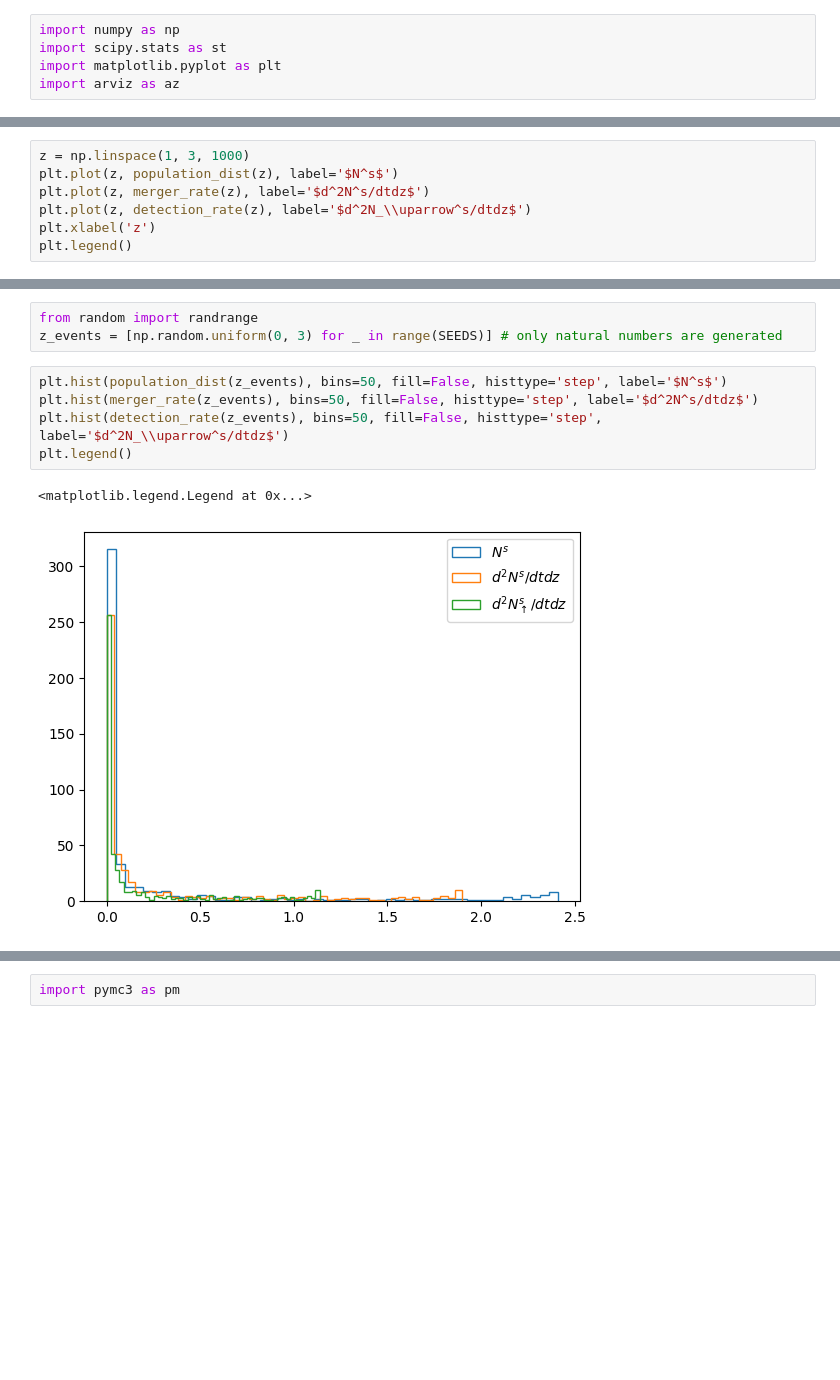
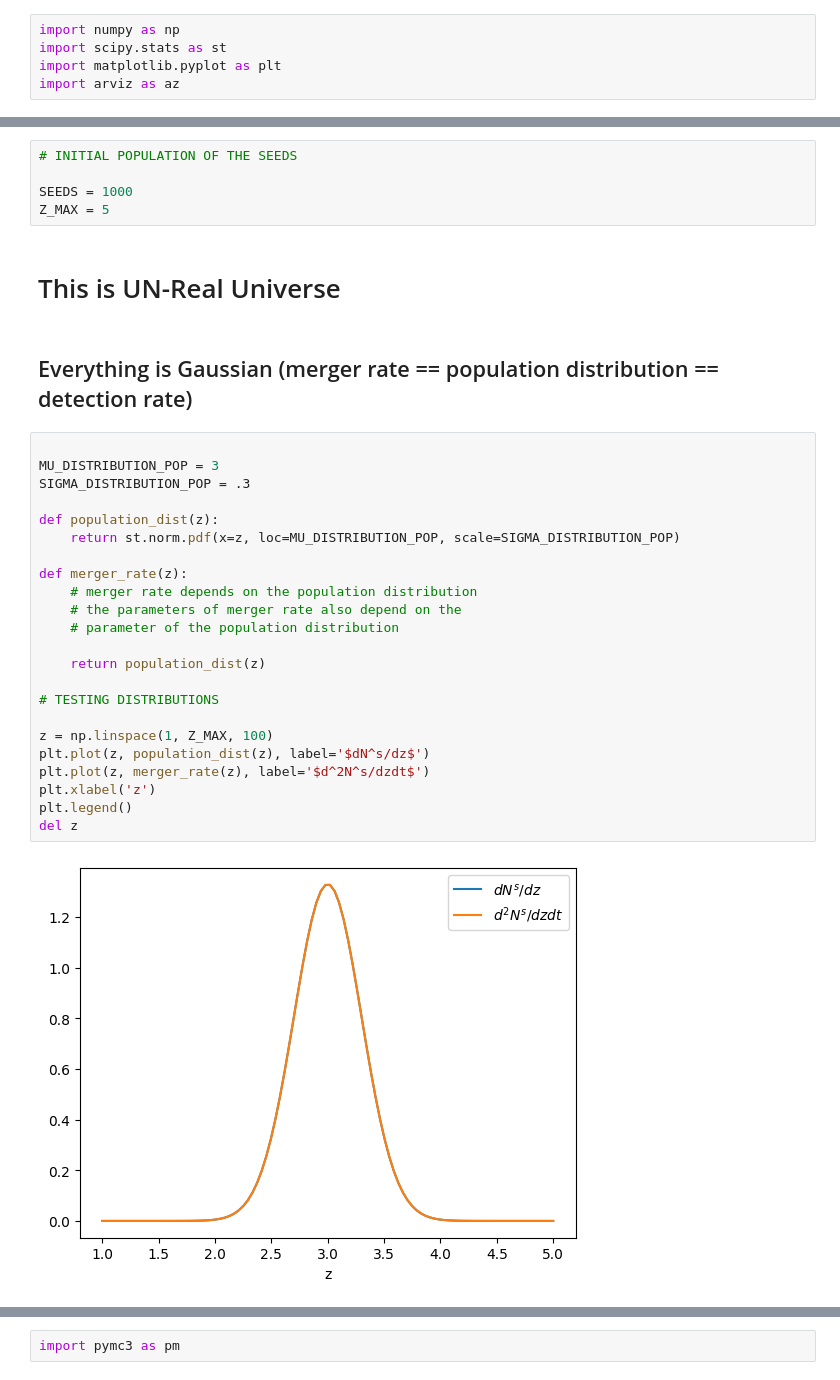
Before and after one commit to SSingh087/test-hierarchical-model, a Jupyter notebook: test-toy-HM/test-astro-HM.ipynb, the cells around one changed output, grey strips where cells are left out. Drawn from its saved outputs; the diff is of its cells as text; blank space fills up the shorter version.

```diff
--- a/test-toy-HM/test-astro-HM.ipynb
+++ b/test-toy-HM/test-astro-HM.ipynb
@@ -19,7 +5,0 @@ def detection_rate(z):
-# %%
-z = np.linspace(1, 3, 1000)
-plt.plot(z, population_dist(z), label='$N^s$')
-plt.plot(z, merger_rate(z), label='$d^2N^s/dtdz$')
-plt.plot(z, detection_rate(z), label='$d^2N_\\uparrow^s/dtdz$')
-plt.xlabel('z')
-plt.legend()
@@ -29,11 +6,34 @@ plt.legend()
-# %%
-from random import randrange
-z_events = [np.random.uniform(0, 3) for _ in range(SEEDS)] # only natural numbers are generated
-# %%
-plt.hist(population_dist(z_events), bins=50, fill=False, histtype='step', label='$N^s$')
-plt.hist(merger_rate(z_events), bins=50, fill=False, histtype='step', label='$d^2N^s/dtdz$')
-plt.hist(detection_rate(z_events), bins=50, fill=False, histtype='step', label='$d^2N_\\uparrow^s/dtdz$')
-plt.legend()
-# %% [output]
-<matplotlib.legend.Legend at 0x...>
-[figure, removed]
+# %%
+# INITIAL POPULATION OF THE SEEDS
+
+SEEDS = 1000
+Z_MAX = 5
+# %% [markdown]
+# This is UN-Real Universe
+# %% [markdown]
+## Everything is Gaussian (merger rate == population distribution == detection rate)
+# %%
+
+MU_DISTRIBUTION_POP = 3
+SIGMA_DISTRIBUTION_POP = .3
+
+def population_dist(z):
+    return st.norm.pdf(x=z, loc=MU_DISTRIBUTION_POP, scale=SIGMA_DISTRIBUTION_POP)
+
+def merger_rate(z):
+    # merger rate depends on the population distribution
+    # the parameters of merger rate also depend on the
+    # parameter of the population distribution
+
+    return population_dist(z)
+
+# TESTING DISTRIBUTIONS
+
+z = np.linspace(1, Z_MAX, 100)
+plt.plot(z, population_dist(z), label='$dN^s/dz$')
+plt.plot(z, merger_rate(z), label='$d^2N^s/dzdt$')
+plt.xlabel('z')
+plt.legend()
+del z
+# %% [output]
+[figure, added]
```
Also changed, not shown: parts of 29 cells of this notebook, 3 other files.
